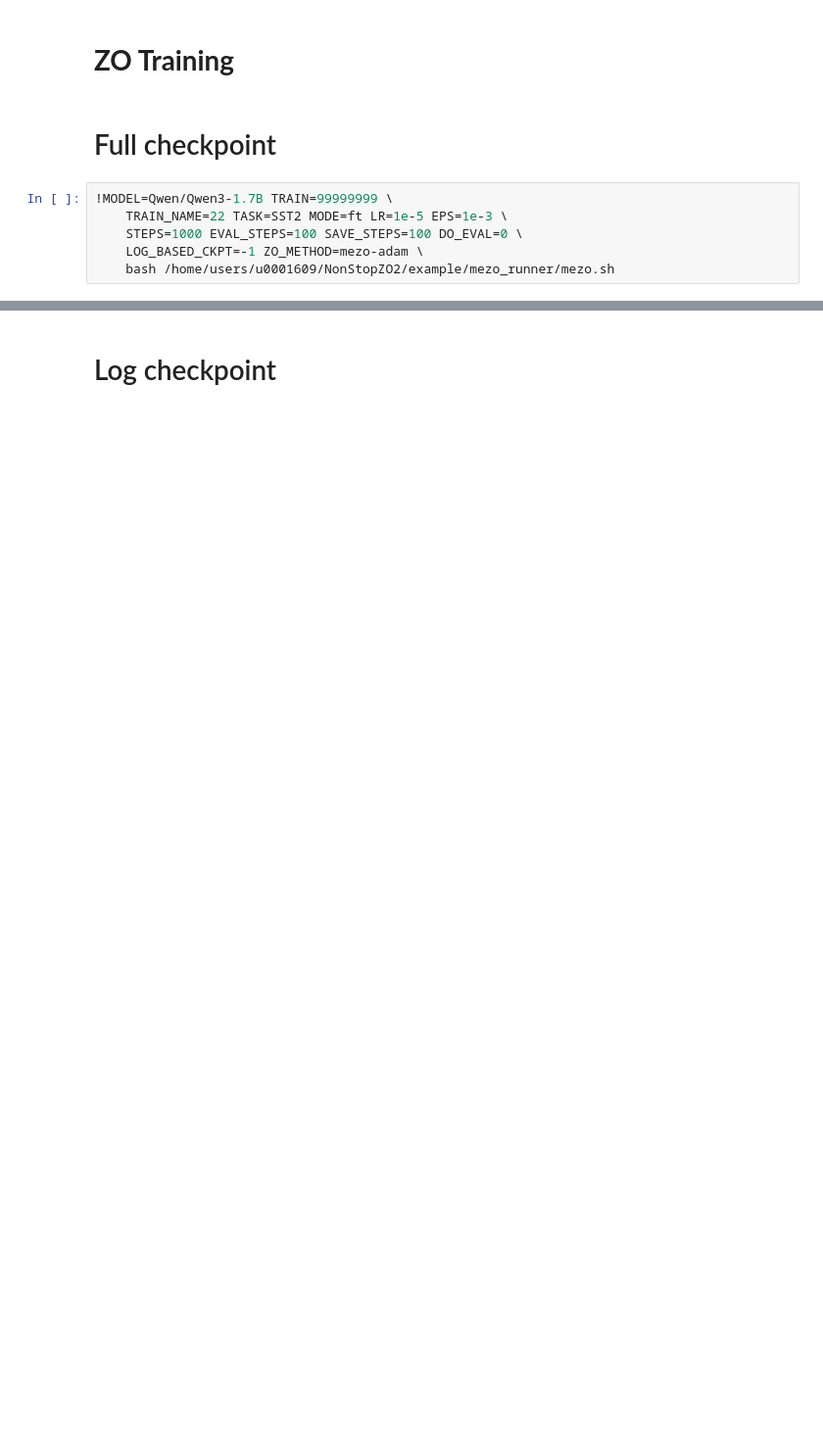
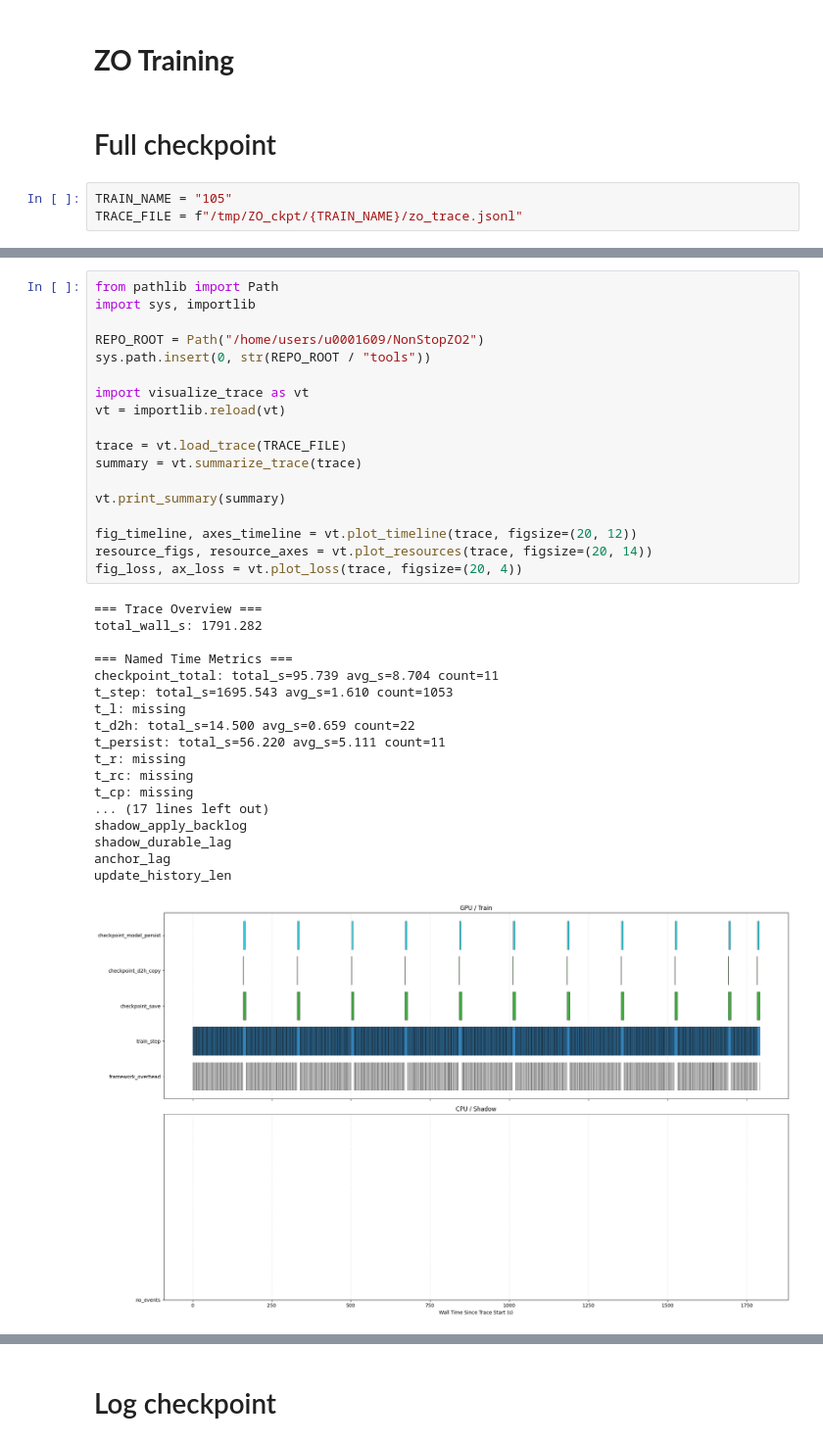
Before and after one commit to SunMinqiu/NonStopZO2, a Jupyter notebook: experiments/Non_stop_ZO.ipynb, the cells around one changed output, grey strips where cells are left out. Shown at 98% size. Drawn from its saved outputs; the diff is of its cells as text; blank space fills up the shorter version.

```diff
--- a/experiments/Non_stop_ZO.ipynb
+++ b/experiments/Non_stop_ZO.ipynb
@@ -1304,8 +1061,5 @@ Growth model: diff ~ N^0.063
 # %% [markdown]
 # Full checkpoint
 # %%
-!MODEL=Qwen/Qwen3-1.7B TRAIN=99999999 \
-    TRAIN_NAME=22 TASK=SST2 MODE=ft LR=1e-5 EPS=1e-3 \
-    STEPS=1000 EVAL_STEPS=100 SAVE_STEPS=100 DO_EVAL=0 \
-    LOG_BASED_CKPT=-1 ZO_METHOD=mezo-adam \
-    bash /home/users/u0001609/NonStopZO2/example/mezo_runner/mezo.sh
+TRAIN_NAME = "105"
+TRACE_FILE = f"/tmp/ZO_ckpt/{TRAIN_NAME}/zo_trace.jsonl"
@@ -1311,0 +1080,37 @@ Growth model: diff ~ N^0.063
+# %%
+from pathlib import Path
+import sys, importlib
+
+REPO_ROOT = Path("/home/users/u0001609/NonStopZO2")
+sys.path.insert(0, str(REPO_ROOT / "tools"))
+
+import visualize_trace as vt
+vt = importlib.reload(vt)
+
+trace = vt.load_trace(TRACE_FILE)
+summary = vt.summarize_trace(trace)
+
+vt.print_summary(summary)
+
+fig_timeline, axes_timeline = vt.plot_timeline(trace, figsize=(20, 12))
+resource_figs, resource_axes = vt.plot_resources(trace, figsize=(20, 14))
+fig_loss, ax_loss = vt.plot_loss(trace, figsize=(20, 4))
+# %% [output]
+=== Trace Overview ===
+total_wall_s: 1791.282
+
+=== Named Time Metrics ===
+checkpoint_total: total_s=95.739 avg_s=8.704 count=11
+t_step: total_s=1695.543 avg_s=1.610 count=1053
+t_l: missing
+t_d2h: total_s=14.500 avg_s=0.659 count=22
+t_persist: total_s=56.220 avg_s=5.111 count=11
+t_r: missing
+t_rc: missing
+t_cp: missing
+... (17 lines left out)
+shadow_apply_backlog
+shadow_durable_lag
+anchor_lag
+update_history_len
+[figure, added]
```
Also changed, not shown: parts of 27 cells of this notebook, 20 other files.
